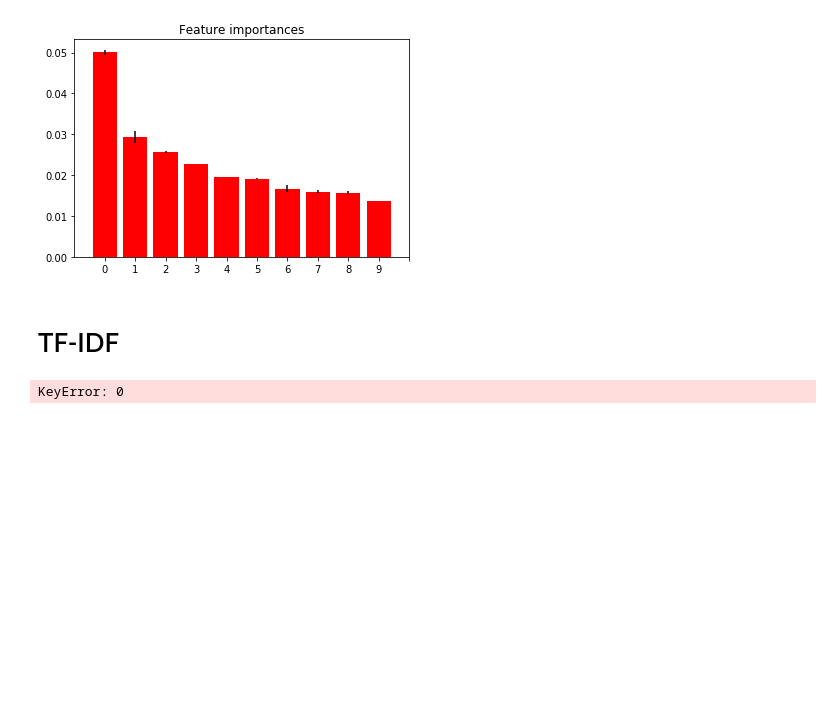
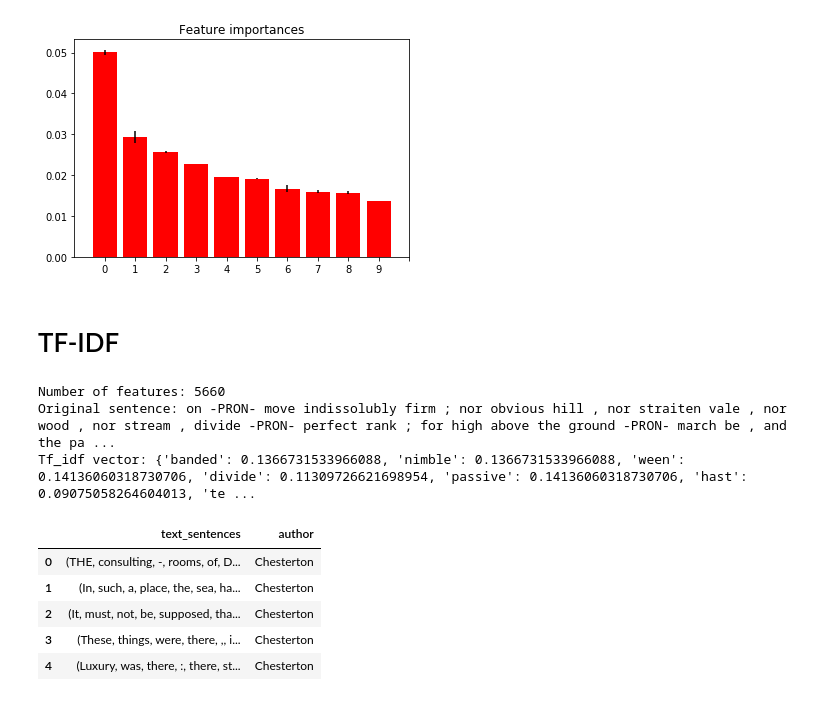
Before and after one commit to cbevis/U4_L4_NLP, a Jupyter notebook: U4_L4_P5_NLP_model.ipynb, the cells around one changed output. Saved outputs shown, nothing was run; the diff lists cells and outputs as text; code cells hidden in the pictures; blank space fills up the shorter version.

```diff
--- a/U4_L4_P5_NLP_model.ipynb
+++ b/U4_L4_P5_NLP_model.ipynb
@@ -197,7 +197,8 @@ plt.show()
 # %% [markdown]
 # TF-IDF
 # %%
-X_train, X_test = train_test_split(sentences, test_size=0.4, random_state=0)
+X_train, X_test, y_train, y_test = train_test_split(both_sents,
+                                                    test_size=0.4, random_state=0)
 
 vectorizer = TfidfVectorizer(max_df=0.5, # drop words that occur in more than half the paragraphs
                              min_df=2, # only use words that appear at least twice
@@ -210,7 +211,7 @@ vectorizer = TfidfVectorizer(max_df=0.5, # drop words that occur in more than ha
 
 
 #Applying the vectorizer
-sents_tfidf=vectorizer.fit_transform(sentences[0])
+sents_tfidf=vectorizer.fit_transform(both_sents)
 print("Number of features: %d" % sents_tfidf.get_shape()[1])
 
 #splitting into training and test sets
@@ -231,7 +232,18 @@ for i, j in zip(*X_train_tfidf_csr.nonzero()):
     tfidf_bypara[i][terms[j]] = X_train_tfidf_csr[i, j]
 
 #Keep in mind that the log base 2 of 1 is 0, so a tf-idf score of 0 indicates that the word was present once in that sentence.
-print('Original sentence:', X_train[5])
-print('Tf_idf vector:', tfidf_bypara[5])
+print('Original sentence:', X_train[2])
+print('Tf_idf vector:', tfidf_bypara[2])
 # %% [output]
-KeyError: 0
+Number of features: 5660
+Original sentence: on -PRON- move indissolubly firm ; nor obvious hill , nor straiten vale , nor wood , nor stream , divide -PRON- perfect rank ; for high above the ground -PRON- march be , and the pa ...
+Tf_idf vector: {'banded': 0.1366731533966088, 'nimble': 0.1366731533966088, 'ween': 0.14136060318730706, 'divide': 0.11309726621698954, 'passive': 0.14136060318730706, 'hast': 0.09075058264604013, 'te ...
+# %%
+sentences.head()
+# %% [output]
+|  | text_sentences | author |
+| 0 | (THE, consulting, -, rooms, of, D... | Chesterton |
+| 1 | (In, such, a, place, the, sea, ha... | Chesterton |
+| 2 | (It, must, not, be, supposed, tha... | Chesterton |
+| 3 | (These, things, were, there, ,, i... | Chesterton |
+| 4 | (Luxury, was, there, :, there, st... | Chesterton |
```
Also changed, not shown: parts of 1 cell of this notebook.
